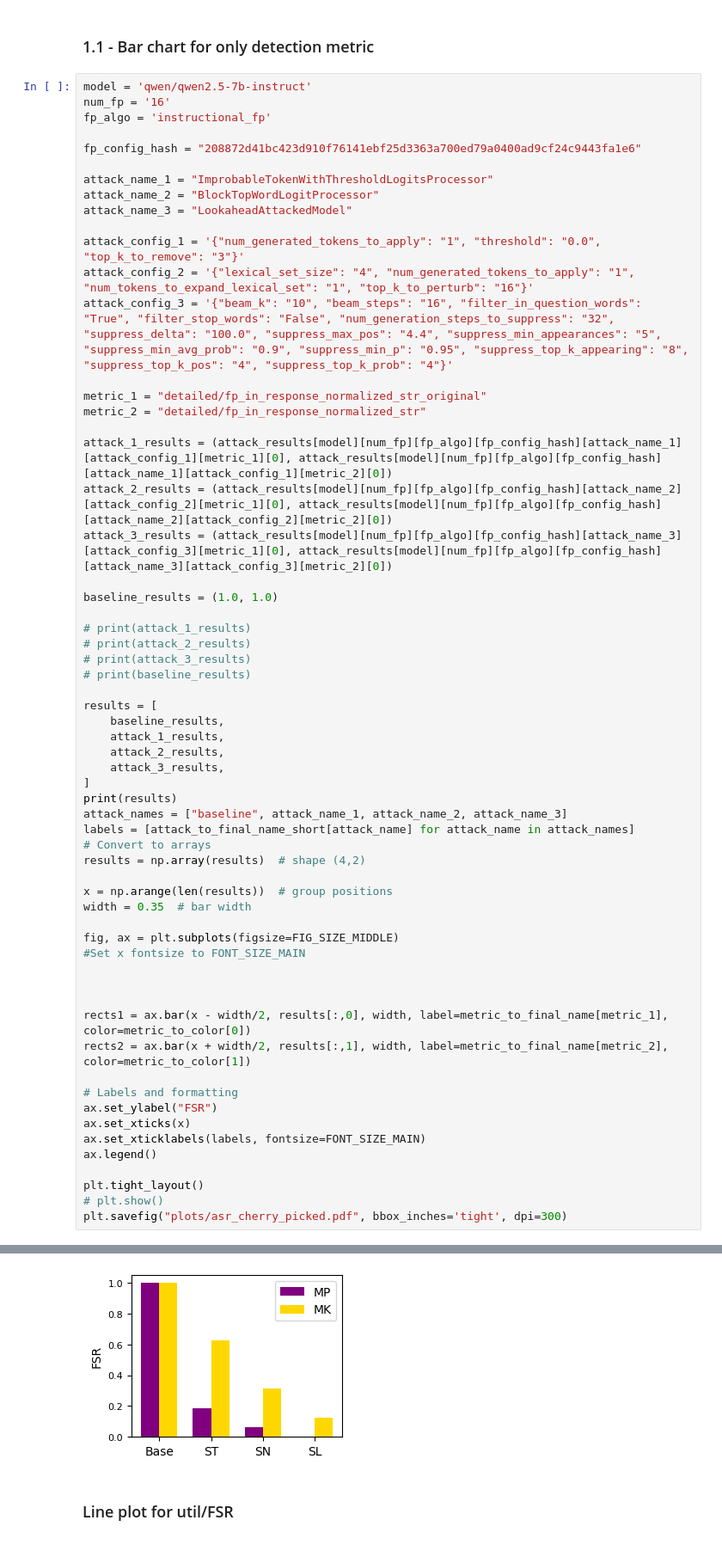
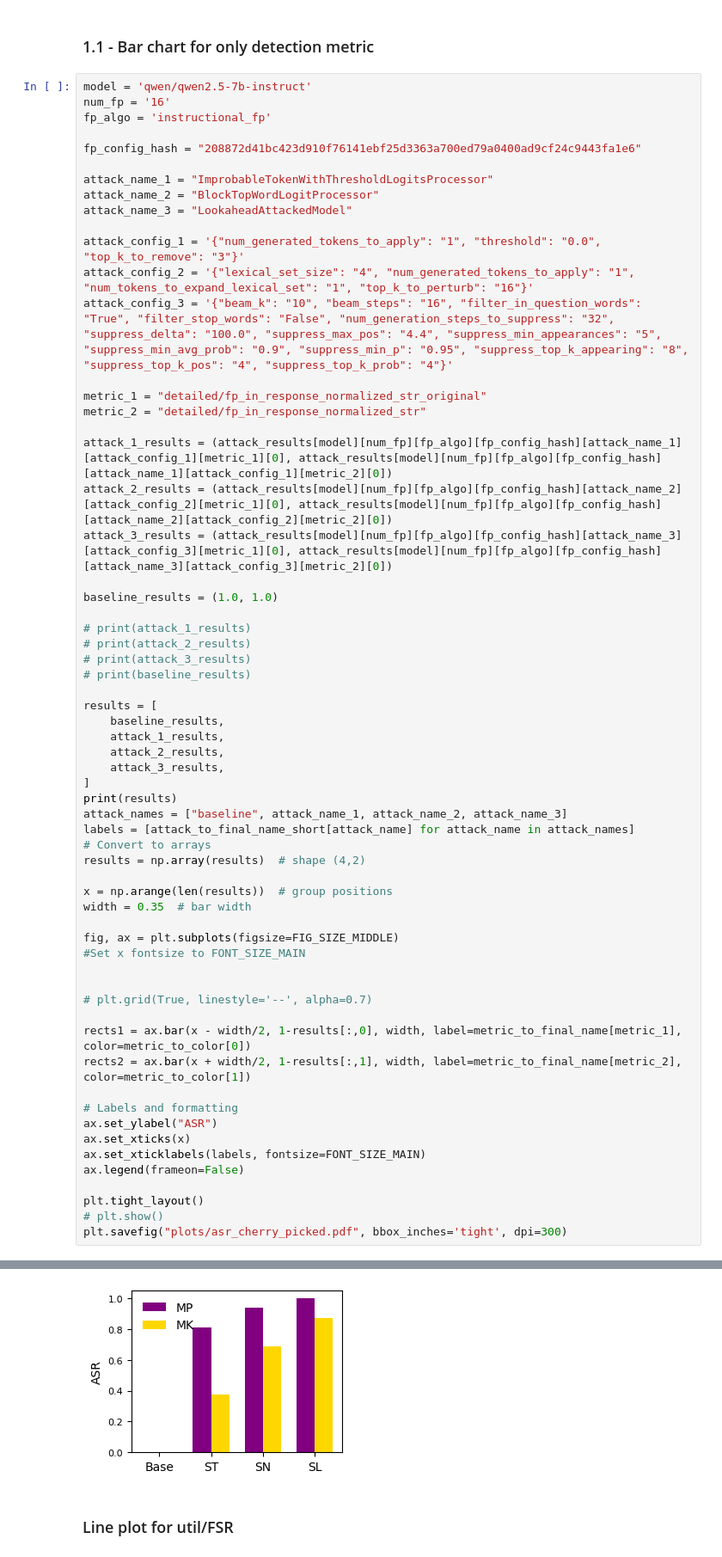
Before and after one commit to sentient-agi/mlprints, a Jupyter notebook: paper_plots.ipynb, the cells around one changed output, grey strips where cells are left out. Shown at 86% size. Cells and saved outputs as stored; diff of their text form.

```diff
--- a/paper_plots.ipynb
+++ b/paper_plots.ipynb
@@ -424,38 +427,39 @@ baseline_results = (1.0, 1.0)
 results = [
     baseline_results,
     attack_1_results,
     attack_2_results,
     attack_3_results,
 ]
 print(results)
 attack_names = ["baseline", attack_name_1, attack_name_2, attack_name_3]
 labels = [attack_to_final_name_short[attack_name] for attack_name in attack_names]
 # Convert to arrays
 results = np.array(results)  # shape (4,2)
 
 x = np.arange(len(results))  # group positions
 width = 0.35  # bar width
 
 fig, ax = plt.subplots(figsize=FIG_SIZE_MIDDLE)
 #Set x fontsize to FONT_SIZE_MAIN
 
 
+# plt.grid(True, linestyle='--', alpha=0.7)
 
-rects1 = ax.bar(x - width/2, results[:,0], width, label=metric_to_final_name[metric_1], color=metric_to_color[0])
-rects2 = ax.bar(x + width/2, results[:,1], width, label=metric_to_final_name[metric_2], color=metric_to_color[1])
+rects1 = ax.bar(x - width/2, 1-results[:,0], width, label=metric_to_final_name[metric_1], color=metric_to_color[0])
+rects2 = ax.bar(x + width/2, 1-results[:,1], width, label=metric_to_final_name[metric_2], color=metric_to_color[1])
 
 # Labels and formatting
-ax.set_ylabel("FSR")
+ax.set_ylabel("ASR")
 ax.set_xticks(x)
 ax.set_xticklabels(labels, fontsize=FONT_SIZE_MAIN)
-ax.legend()
+ax.legend(frameon=False)
 
 plt.tight_layout()
 # plt.show()
 plt.savefig("plots/asr_cherry_picked.pdf", bbox_inches='tight', dpi=300)
 # %% [output]
 [(1.0, 1.0), (0.1875, 0.625), (0.0625, 0.3125), (0.0, 0.125)]
-[figure, old version]
+[figure, new version]
 # %% [markdown]
 ### Line plot for util/FSR
 # %%
```
Also changed, not shown: parts of 10 cells of this notebook, 8 other files.
